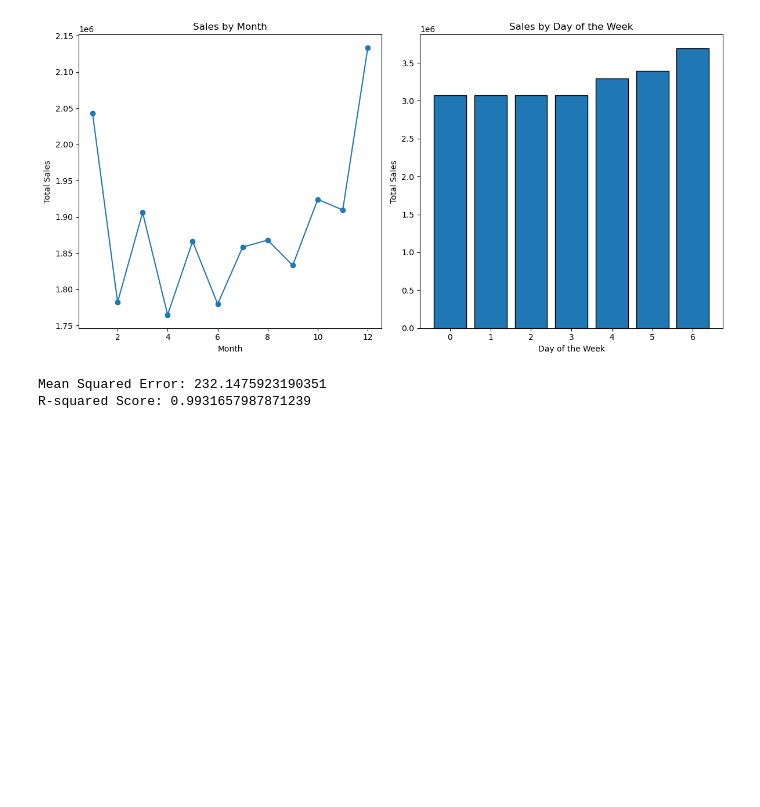
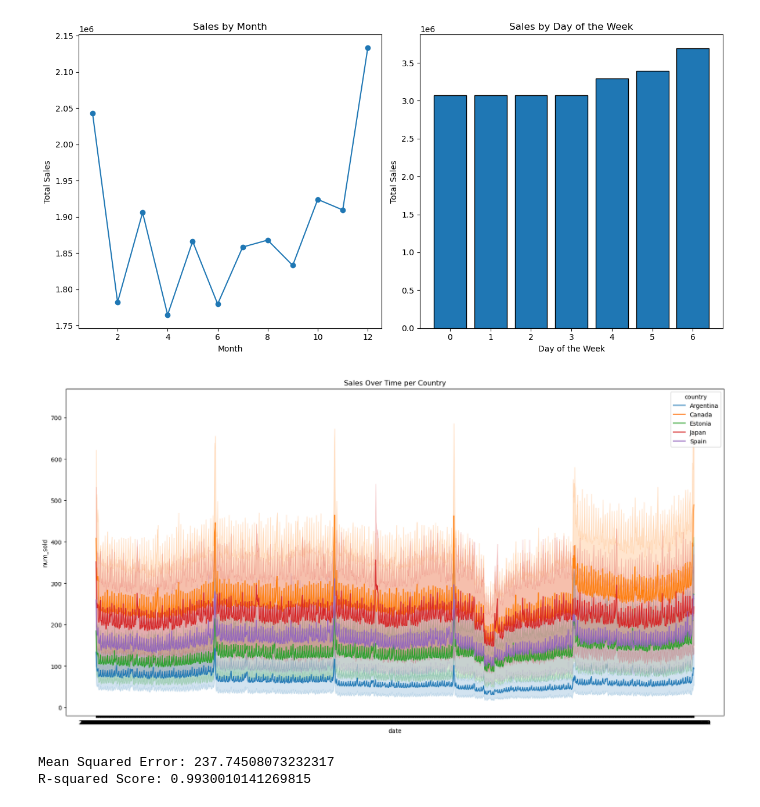
Before and after one commit to utkarshh27/kaggle-competition, a Jupyter notebook: forecasting-mini-course-sales.ipynb, the cells around one changed output. Saved outputs shown, nothing was run; the diff lists cells and outputs as text; code cells hidden in the pictures; blank space fills up the shorter version.

Commit message:
Kaggle Notebook | Forecasting Mini-Course Sales | Version 10

```diff
--- a/forecasting-mini-course-sales.ipynb
+++ b/forecasting-mini-course-sales.ipynb
@@ -128,6 +122,13 @@ plt.tight_layout()
 plt.show()
 # %% [output]
 [figure]
+# %%
+plt.figure(figsize = (20, 10))
+sns.lineplot(data = train_copy, x = 'date', y = 'num_sold', hue = 'country')
+plt.title('Sales Over Time per Country')
+plt.show()
+# %% [output]
+[figure, added]
 # %%
 def process(df):
     df['date'] = pd.to_datetime(df['date'])
@@ -147,5 +157,5 @@ test = process(test)
 # %%
-X = train.drop(['num_sold', 'id', 'date'], axis=1)
+X = train.drop(['num_sold', 'id'], axis=1)
 y = train['num_sold']
 X_train, X_test, y_train, y_test = train_test_split(X,y, test_size=0.3, random_state=42)
 
@@ -165,6 +175,6 @@ r2 = r2_score(y_test, y_pred)
 print(f"Mean Squared Error: {mse}")
 print(f"R-squared Score: {r2}")
 # %% [output]
-Mean Squared Error: 232.1475923190351
-R-squared Score: 0.9931657987871239
+Mean Squared Error: 237.74508073232317
+R-squared Score: 0.9930010141269815
 # %%
```
Also changed, not shown: parts of 8 cells of this notebook.
